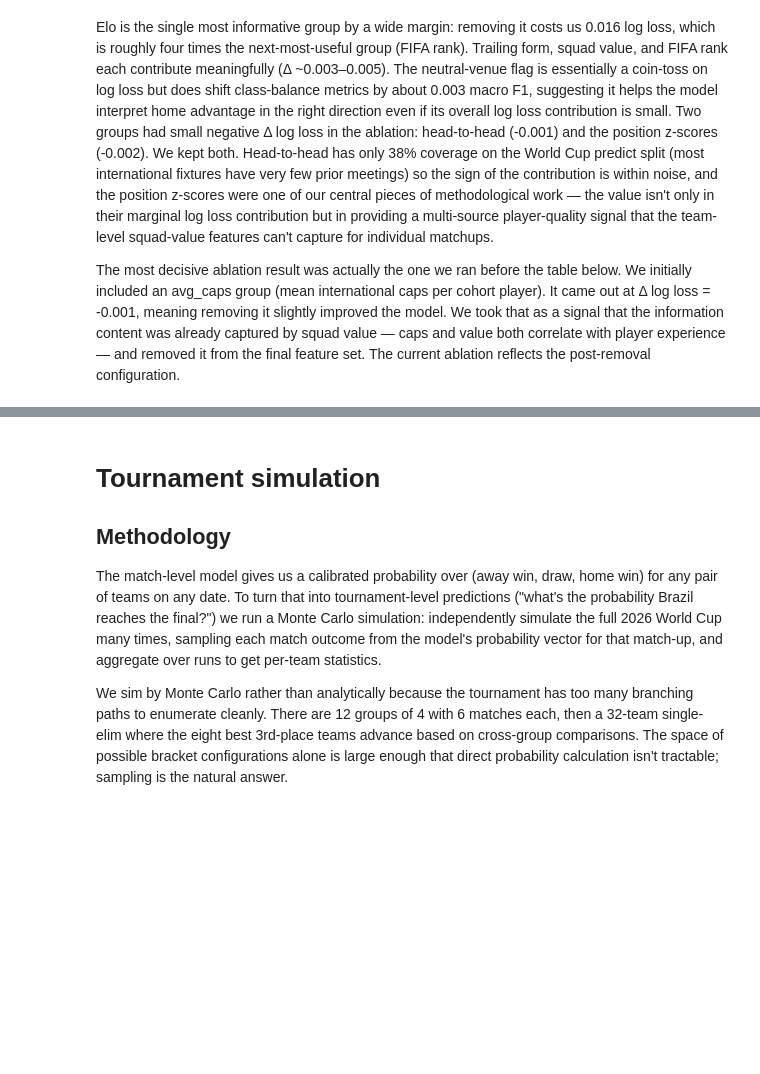
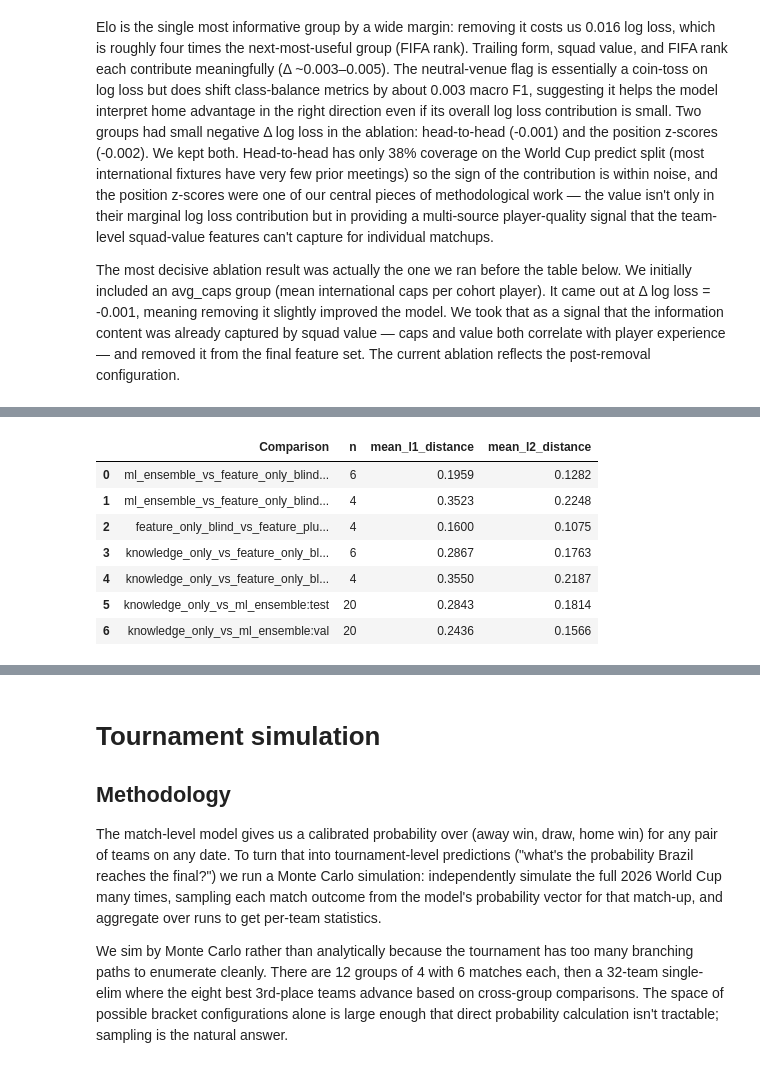
Before and after one commit to jlocala1/WorldCupPredictor, a Jupyter notebook: notebooks/main.ipynb, the cells around one changed output, grey strips where cells are left out. Cells and saved outputs as stored; diff of their text form; code cells hidden in the pictures; blank space fills up the shorter version.

```diff
--- a/notebooks/main.ipynb
+++ b/notebooks/main.ipynb
@@ -343,0 +407,24 @@ display(Image(os.path.join(DATA_PROC, "ablation.png")))
+# %%
+# Probability-distance checks: how far apart are the probability vectors?
+pairwise_rows = [
+    {"Comparison": k, **v}
+    for k, v in llm_summary.get("pairwise_probability_distances", {}).items()
+]
+pairwise_df = pd.DataFrame(pairwise_rows)
+if len(pairwise_df):
+    pairwise_display = pairwise_df.copy()
+    for col in ["mean_l1_distance", "mean_l2_distance"]:
+        if col in pairwise_display:
+            pairwise_display[col] = pairwise_display[col].map(lambda x: f"{x:.4f}")
+    display(pairwise_display)
+else:
+    print("No pairwise probability distances available. Run src/llm_baselines.py first.")
+# %% [output]
+|  | Comparison | n | mean_l1_distance | mean_l2_distance |
+| 0 | ml_ensemble_vs_feature_only_blind... | 6 | 0.1959 | 0.1282 |
+| 1 | ml_ensemble_vs_feature_only_blind... | 4 | 0.3523 | 0.2248 |
+| 2 | feature_only_blind_vs_feature_plu... | 4 | 0.1600 | 0.1075 |
+| 3 | knowledge_only_vs_feature_only_bl... | 6 | 0.2867 | 0.1763 |
+| 4 | knowledge_only_vs_feature_only_bl... | 4 | 0.3550 | 0.2187 |
+| 5 | knowledge_only_vs_ml_ensemble:test | 20 | 0.2843 | 0.1814 |
+| 6 | knowledge_only_vs_ml_ensemble:val | 20 | 0.2436 | 0.1566 |
```
Also changed, not shown: parts of 13 cells of this notebook, 2 other files.
